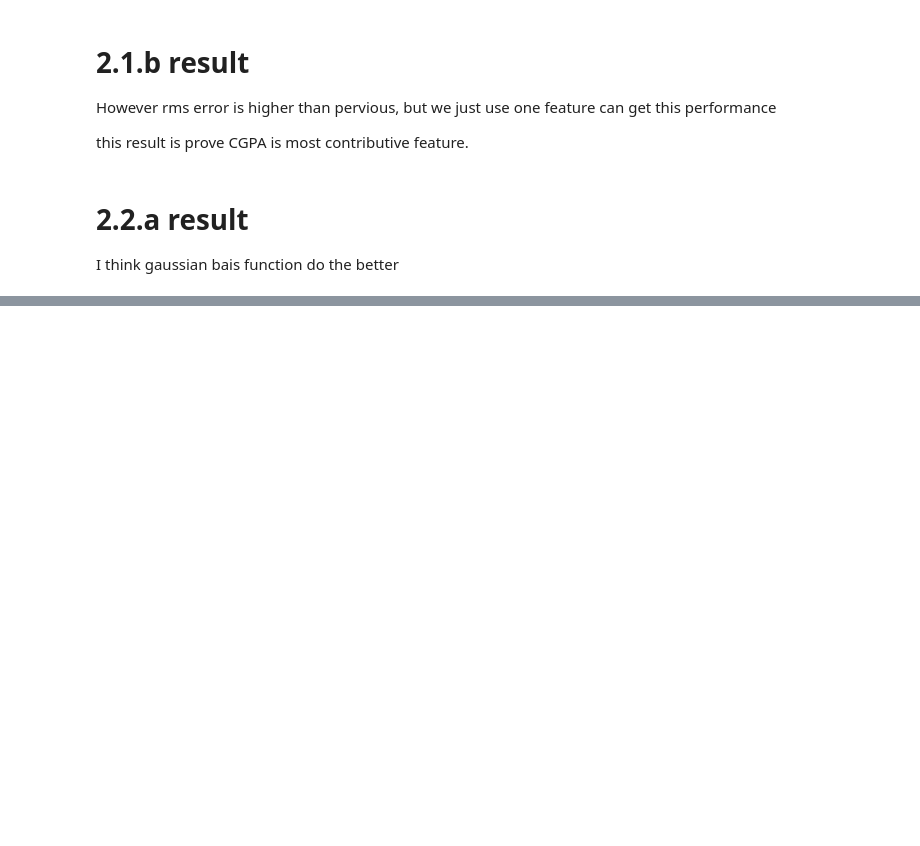
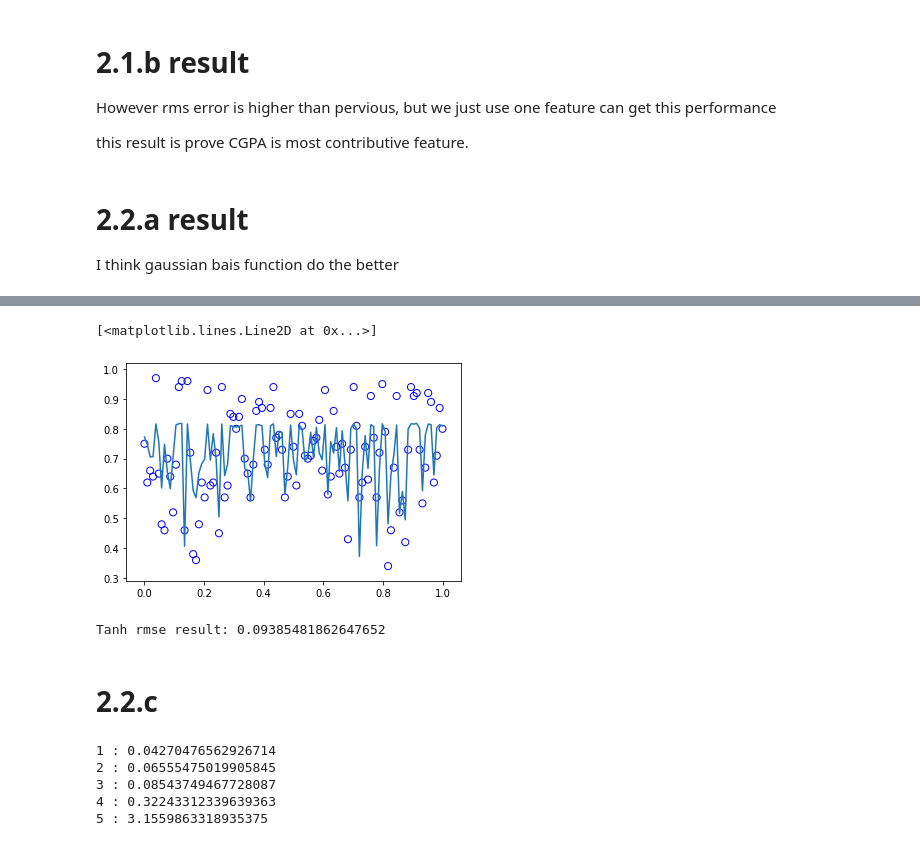
Before and after one commit to RozenAstrayChen/ML_Course, a Jupyter notebook: H1/hw1-2.ipynb, the cells around one changed output, grey strips where cells are left out. Saved outputs shown, nothing was run; the diff lists cells and outputs as text; code cells hidden in the pictures; blank space fills up the shorter version.

```diff
--- a/H1/hw1-2.ipynb
+++ b/H1/hw1-2.ipynb
@@ -220,0 +243,26 @@ rmse result: 0.16179099614741257
+# %%
+X_train = train[input].to_numpy()
+X_test = test[input].to_numpy()
+y_train = train[ans].to_numpy()
+y_test = test[ans].to_numpy()
+# %%
+X_train = np.tanh(X_train)
+X_test = np.tanh(X_test)
+
+model = LinearRegression()
+model.fit(X_train, y_train)
+# %%
+y_pred = model.predict(X_test)
+# %%
+list_x = np.linspace(0, 1, test.shape[0])
+plt.scatter(list_x, y_test, facecolor="none", edgecolor="b", s=50, label="training data")
+plt.plot(list_x, y_pred)
+# %% [output]
+[<matplotlib.lines.Line2D at 0x...>]
+[figure, added]
+# %%
+print('Tanh rmse result:', rmse(y_test, y_pred))
+# %% [output]
+Tanh rmse result: 0.09385481862647652
+# %% [markdown]
+# 2.2.c
@@ -220,0 +301,8 @@ rmse result: 0.16179099614741257
+# %%
+res = Holdout(train,1,5)
+# %% [output]
+1 : 0.04270476562926714
+2 : 0.06555475019905845
+3 : 0.08543749467728087
+4 : 0.32243312339639363
+5 : 3.1559863318935375
```
Also changed, not shown: parts of 22 cells of this notebook, 4 other files.
